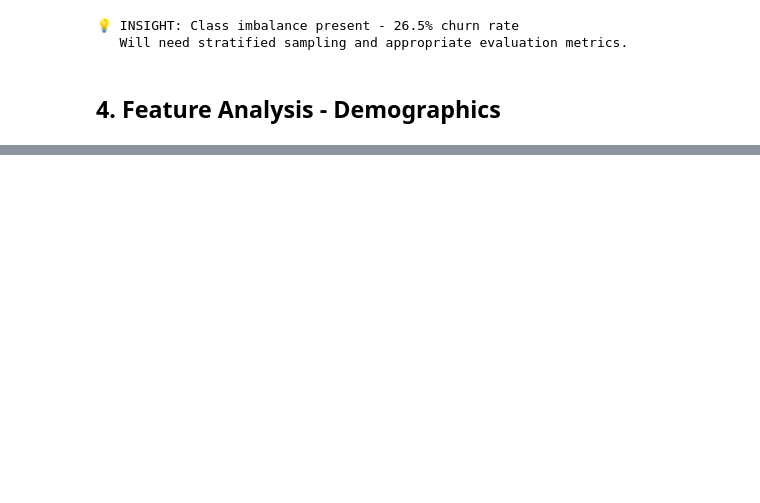
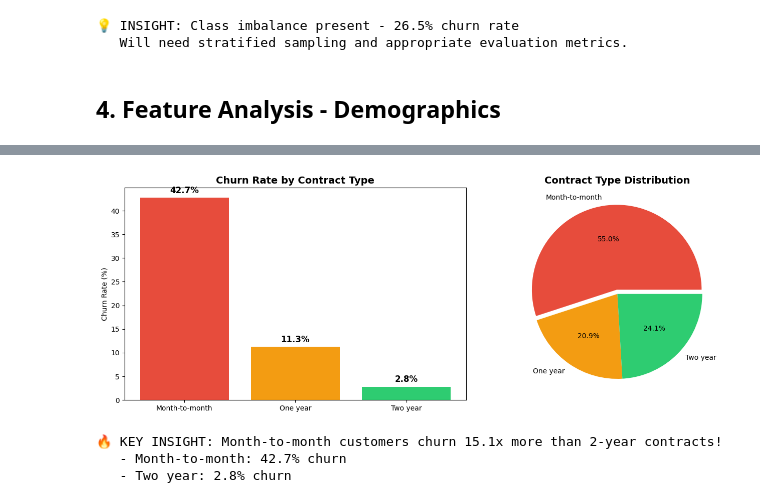
Before and after one commit to Krazyrv/Customer-churn-prediction, a Jupyter notebook: notebooks/EDA.ipynb, the cells around one changed output, grey strips where cells are left out. Saved outputs shown, nothing was run; the diff lists cells and outputs as text; code cells hidden in the pictures; blank space fills up the shorter version.

```diff
--- a/notebooks/EDA.ipynb
+++ b/notebooks/EDA.ipynb
@@ -179,0 +184,38 @@ print("   - Customers with partners/dependents churn less (more stable)")
+# %%
+# Contract Type - THE MOST IMPORTANT FEATURE
+fig, axes = plt.subplots(1, 2, figsize=(14, 5))
+
+# Churn rate by contract
+contract_churn = df.groupby('Contract')['Churn'].apply(lambda x: (x=='Yes').mean() * 100)
+contract_order = ['Month-to-month', 'One year', 'Two year']
+contract_churn = contract_churn.reindex(contract_order)
+
+colors = ['#e74c3c', '#f39c12', '#2ecc71']
+bars = axes[0].bar(contract_churn.index, contract_churn.values, color=colors)
+axes[0].set_title('Churn Rate by Contract Type', fontweight='bold', fontsize=14)
+axes[0].set_ylabel('Churn Rate (%)')
+
+for bar in bars:
+    axes[0].text(bar.get_x() + bar.get_width()/2, bar.get_height() + 1,
+                 f'{bar.get_height():.1f}%', ha='center', fontsize=12, fontweight='bold')
+
+# Distribution of contracts
+contract_dist = df['Contract'].value_counts().reindex(contract_order)
+axes[1].pie(contract_dist.values, labels=contract_dist.index, autopct='%1.1f%%',
+            colors=colors, explode=[0.05, 0, 0])
+axes[1].set_title('Contract Type Distribution', fontweight='bold', fontsize=14)
+
+plt.tight_layout()
+plt.savefig('../docs/img/contract_churn.png', dpi=150, bbox_inches='tight')
+plt.show()
+
+mtm_churn = contract_churn['Month-to-month']
+twoyear_churn = contract_churn['Two year']
+print(f"\n🔥 KEY INSIGHT: Month-to-month customers churn {mtm_churn/twoyear_churn:.1f}x more than 2-year contracts!")
+print(f"   - Month-to-month: {mtm_churn:.1f}% churn")
+print(f"   - Two year: {twoyear_churn:.1f}% churn")
+# %% [output]
+[figure, added]
+🔥 KEY INSIGHT: Month-to-month customers churn 15.1x more than 2-year contracts!
+   - Month-to-month: 42.7% churn
+   - Two year: 2.8% churn
```
Also changed, not shown: parts of 10 cells of this notebook, 8 other files.
